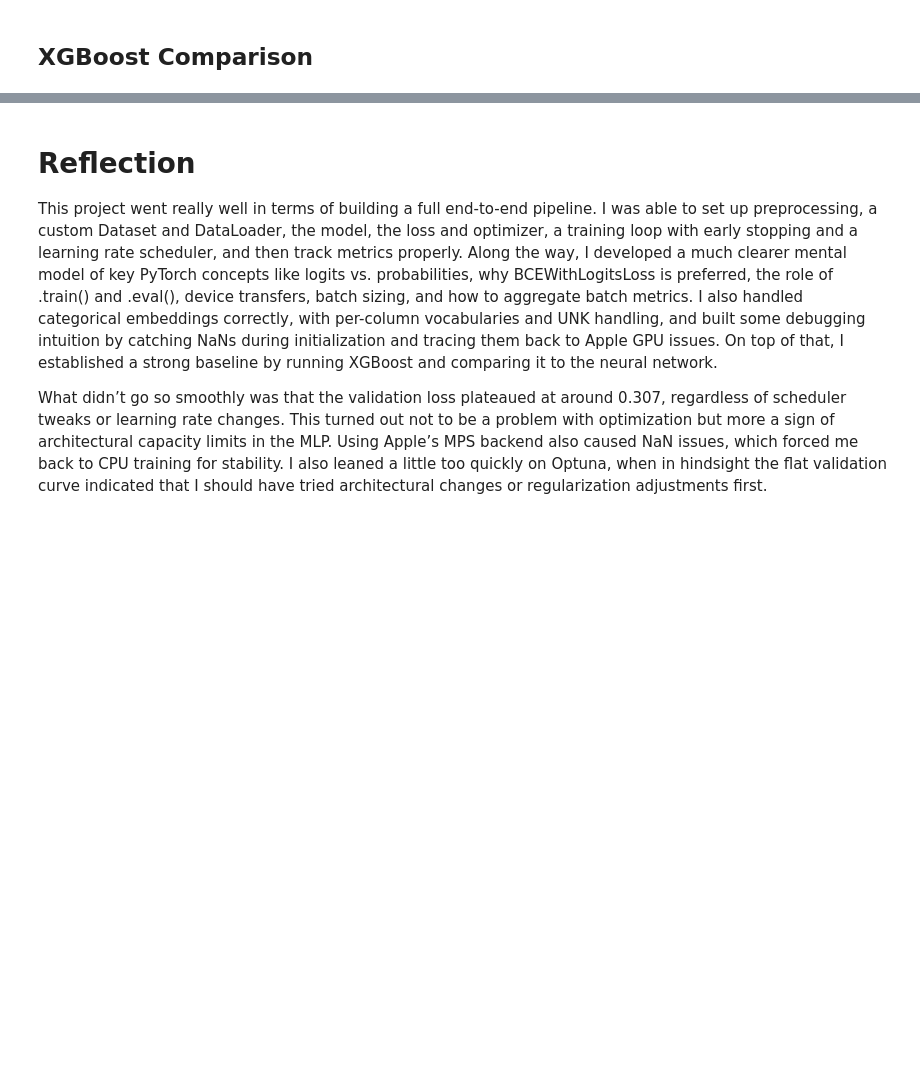
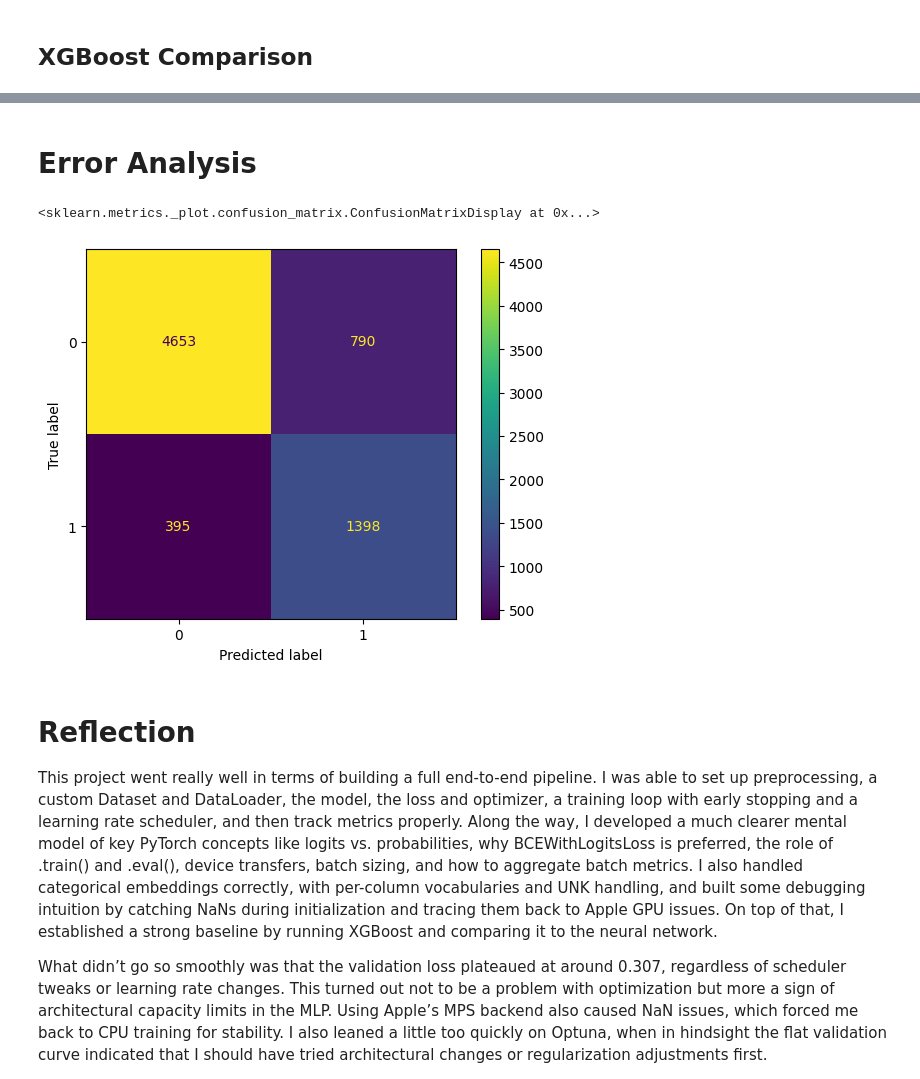
Before and after one commit to peteranderson20/Machine-Learning, a Jupyter notebook: Adult.ipynb, the cells around one changed output, grey strips where cells are left out. Drawn from its saved outputs; the diff is of its cells as text; code cells hidden in the pictures; blank space fills up the shorter version.

```diff
--- a/Adult.ipynb
+++ b/Adult.ipynb
@@ -275,12 +409,20 @@ Embedding layers expect integer indices, so the categories must be mapped to num
 #first we build the mappings from the training dataset only
 cat_maps = {}
 
-for c in cat_cols:
-    categories = X_train[c].unique()
-    mapping = {"unk": 0}
-    for index, value in enumerate(categories, start=1):
-        mapping[value] = index
-    cat_maps[c] = mapping
+for column in cat_cols:
+    updated_column = X_train[column].astype("object").fillna("__MISSING__")
+    categories = updated_column.unique()
+    mapping = {"__UNK__": 0, "__MISSING__": 1}
+    next_id = 2
+    for v in categories:
+        if v in mapping:
+            continue
+        mapping[v] = next_id
+        next_id += 1
+    cat_maps[column] = mapping
 
 print(cat_maps)
+
+for c in cat_cols:
+    print(len(cat_maps[c]))
 # %% [output]
@@ -288,6 +438,7 @@ print(cat_maps)
 # %%
 def map_categories(column, mapping):
-    return column.map(mapping).fillna(0).astype("int64")
+    column = column.astype("object").fillna("__MISSING__")
+    return column.map(mapping).fillna(mapping["__UNK__"]).astype("int64")
 
 # I removed missing columns from X already, but here
 # map(mapping) will return NaN if it encounters a category not seen in cat_maps
@@ -446,7 +597,7 @@ import torch.nn as nn
 
 class CatEmbMLP(nn.Module):
     #hidden=(128, 64) means first linear layer is 128 units and second linear layer is 64
-    def __init__(self, emb_dims, n_num, hidden=(256, 128, 64), p=0.01):
+    def __init__(self, emb_dims, n_num, hidden = (256, 128, 64), p=0):
         super().__init__()
         #for each categorical column, build one embedding table
         #v = vocab size (number of categories)
@@ -460,7 +611,11 @@ class CatEmbMLP(nn.Module):
         in_dim = sum(d for _, d in emb_dims) + n_num
         layers = []
         for h in hidden:
-            layers += [nn.Linear(in_dim, h), nn.ReLU(), nn.Dropout(p)]
+            layers += [
+                nn.Linear(in_dim, h),
+                nn.BatchNorm1d(h),
+                nn.LeakyReLU(),
+                nn.Dropout(p)]
             in_dim = h #reset the input dimensions
         layers += [nn.Linear(in_dim, 1)] #binary logit
         self.mlp = nn.Sequential(*layers)
@@ -629,7 +786,7 @@ for epoch in range(1, EPOCHS + 1):
     scheduler.step(va_loss)
 
     print(f"Epoch {epoch:03d} | "
-          f"train {tr_loss:.4f} | val {va_loss:.4f} | acc {va_acc:.3f} | auc {va_auc:.3f} | "
+          f"train loss {tr_loss:.4f} | val loss {va_loss:.4f} | acc {va_acc:.3f} | auc {va_auc:.3f} | "
           f"lr {optimizer.param_groups[0]['lr']:.1e}")
 
     # Early stopping
@@ -726,3 +1046,18 @@ AUC: 0.929  ACC: 0.871  Best trees: 456
+# %% [markdown]
+# Error Analysis
+# %%
+from sklearn.metrics import confusion_matrix, ConfusionMatrixDisplay
+
+probs = torch.sigmoid(model(torch.tensor(X_val_categories, dtype=torch.long),
+                            torch.tensor(X_val_scaled, dtype=torch.float32))).detach().numpy().squeeze()
+preds = (probs >= 0.5).astype(int)
+
+cm = confusion_matrix(y_val, preds)
+disp = ConfusionMatrixDisplay(confusion_matrix=cm)
+disp.plot()
+# %% [output]
+<sklearn.metrics._plot.confusion_matrix.ConfusionMatrixDisplay at 0x...>
+[figure, added]
 # %% [markdown]
 # Reflection
 
```
Also changed, not shown: parts of 31 cells of this notebook.
